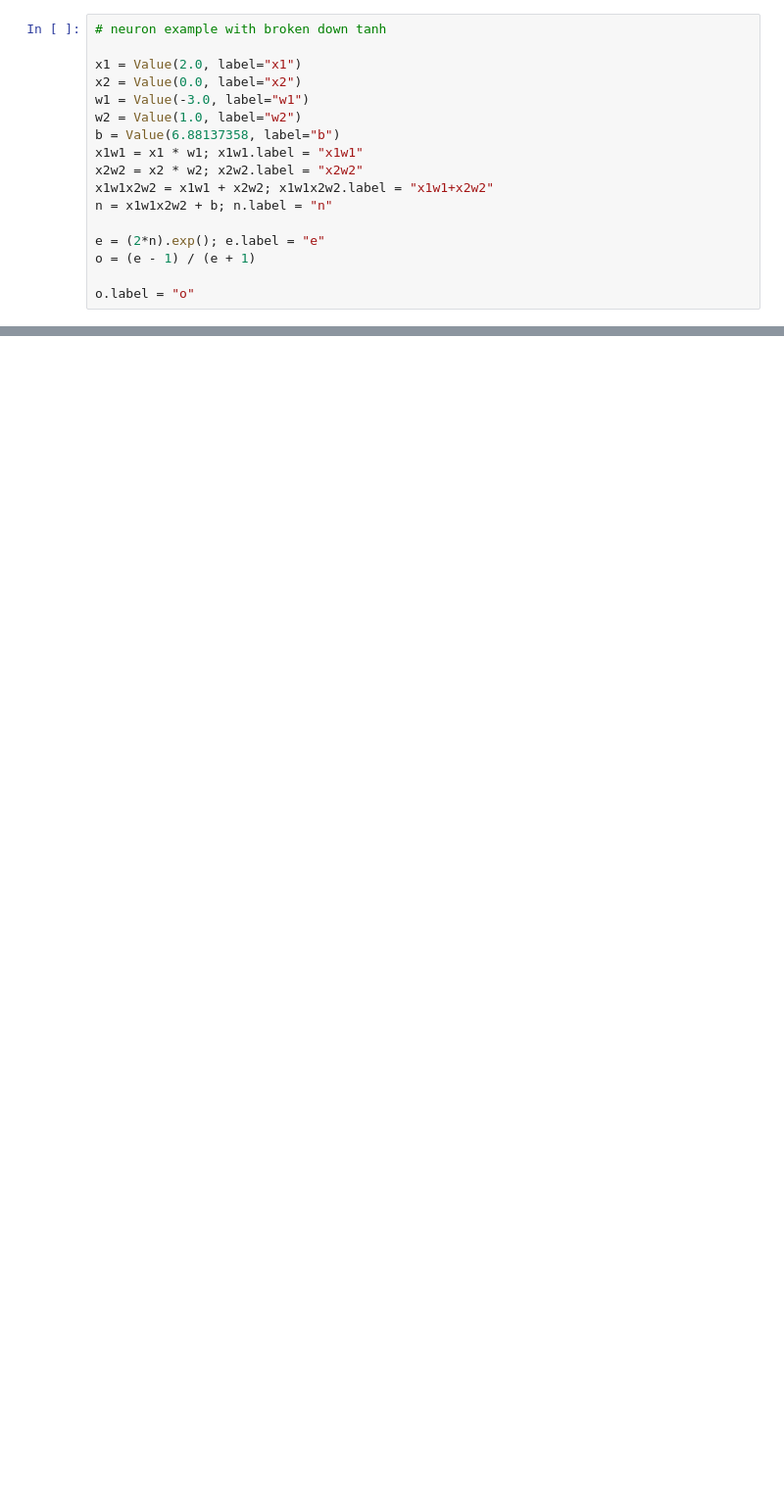
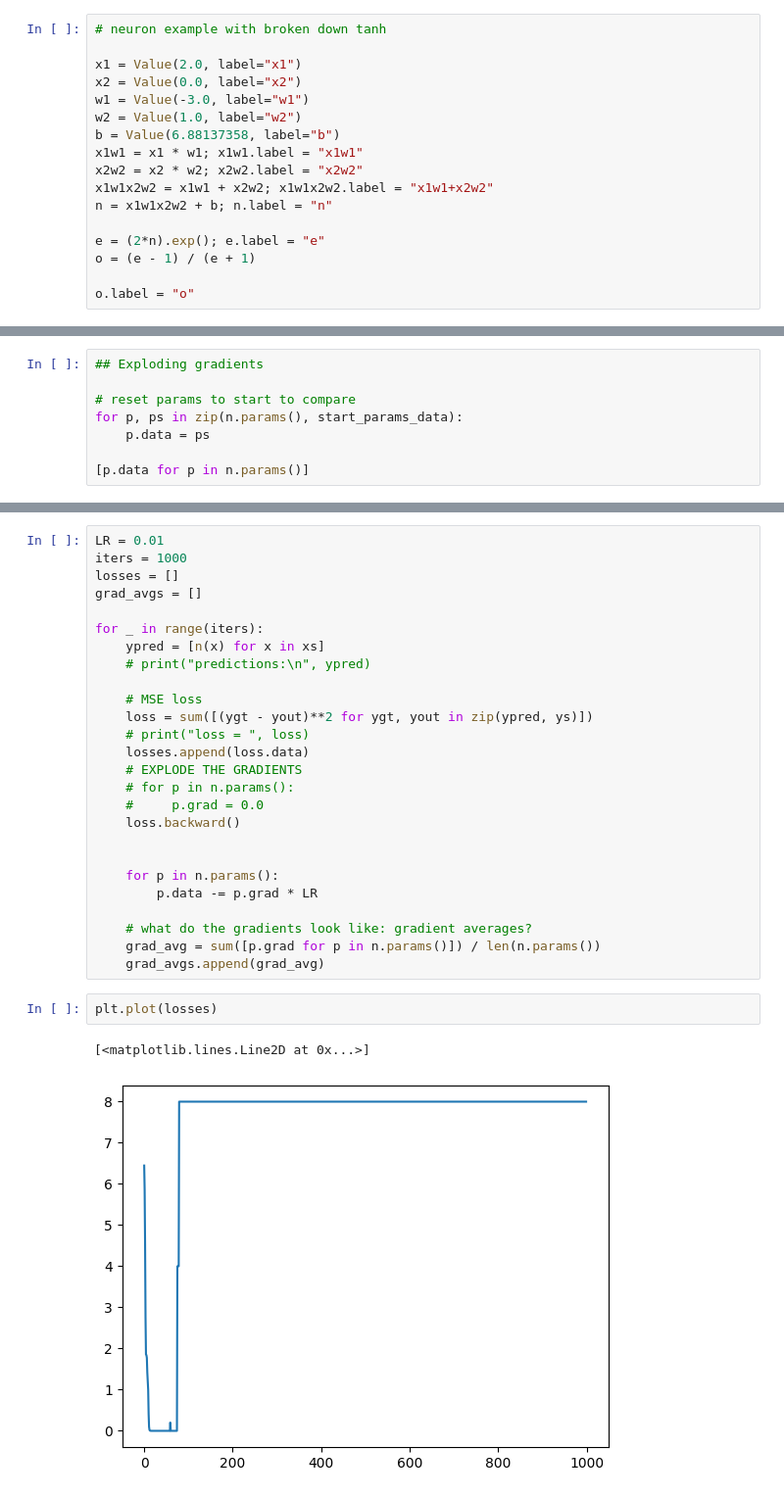
Before and after one commit to varun-balaji/smolgrad, a Jupyter notebook: micrograd.ipynb, the cells around one changed output, grey strips where cells are left out. Shown at 98% size. Cells and saved outputs as stored; diff of their text form; blank space fills up the shorter version.

```diff
--- a/micrograd.ipynb
+++ b/micrograd.ipynb
@@ -279,0 +407,8 @@ o=0.7071067776767761 grad=1.0 *
+# %%
+## Exploding gradients
+
+# reset params to start to compare
+for p, ps in zip(n.params(), start_params_data):
+    p.data = ps
+
+[p.data for p in n.params()]
@@ -279,0 +433,31 @@ o=0.7071067776767761 grad=1.0 *
+# %%
+LR = 0.01
+iters = 1000
+losses = []
+grad_avgs = []
+
+for _ in range(iters):
+    ypred = [n(x) for x in xs]
+    # print("predictions:\n", ypred)
+
+    # MSE loss
+    loss = sum([(ygt - yout)**2 for ygt, yout in zip(ypred, ys)])
+    # print("loss = ", loss)
+    losses.append(loss.data)
+    # EXPLODE THE GRADIENTS
+    # for p in n.params():
+    #     p.grad = 0.0
+    loss.backward()
+
+
+    for p in n.params():
+        p.data -= p.grad * LR
+
+    # what do the gradients look like: gradient averages?
+    grad_avg = sum([p.grad for p in n.params()]) / len(n.params())
+    grad_avgs.append(grad_avg)
+# %%
+plt.plot(losses)
+# %% [output]
+[<matplotlib.lines.Line2D at 0x...>]
+[figure, added]
```
Also changed, not shown: parts of 17 cells of this notebook.
